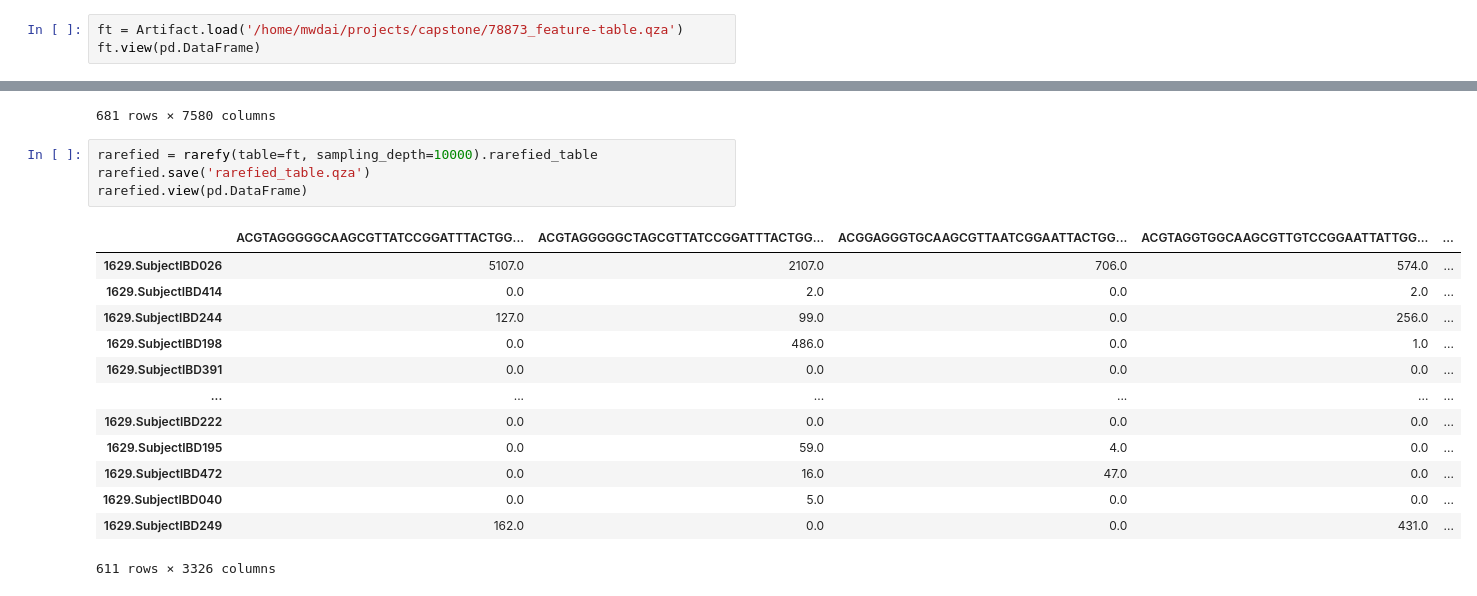
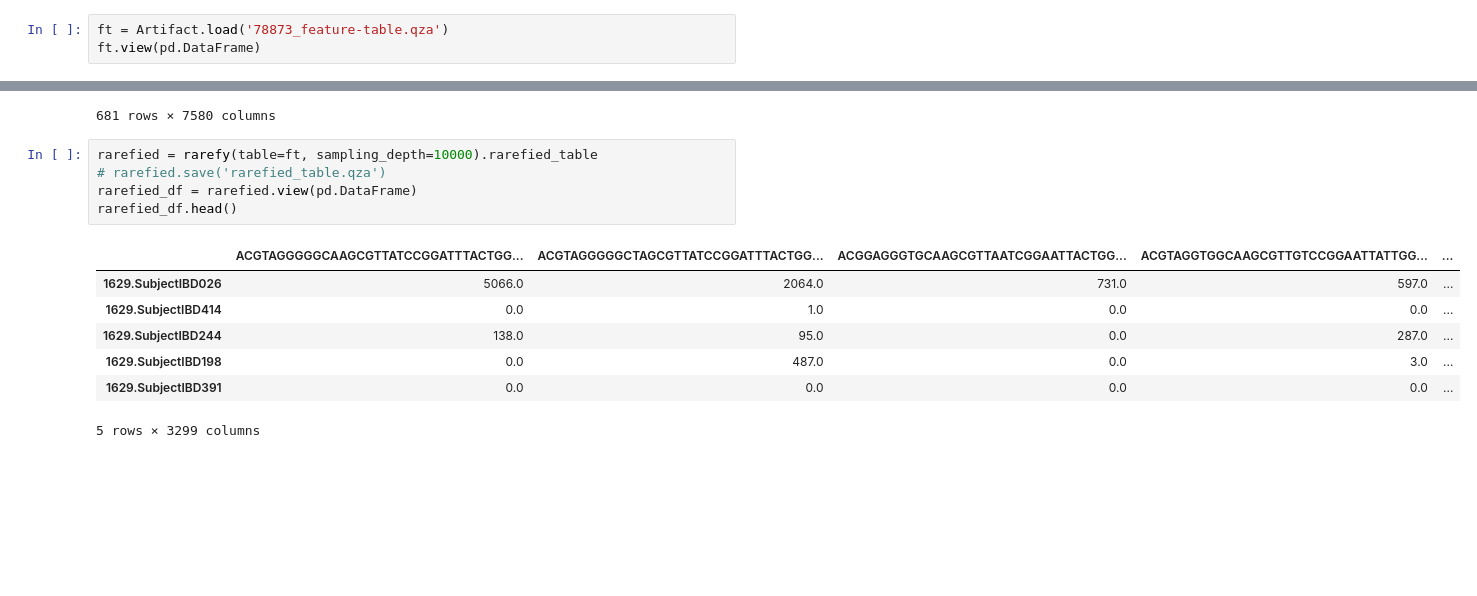
Before and after one commit to mwdai049/DSC180-Capstone, a Jupyter notebook: notebook.ipynb, the cells around one changed output, grey strips where cells are left out. Drawn from its saved outputs; the diff is of its cells as text; blank space fills up the shorter version.

```diff
--- a/notebook.ipynb
+++ b/notebook.ipynb
@@ -20,5 +51,5 @@ from qiime2.plugins.feature_table.methods import rarefy
 # %%
-ft = Artifact.load('/home/mwdai/projects/capstone/78873_feature-table.qza')
+ft = Artifact.load('78873_feature-table.qza')
 ft.view(pd.DataFrame)
 # %% [output]
 |  | ACGTAGGGGGCAAGCGTTATCCGGATTTACTGG... | ACGTAGGGGGCTAGCGTTATCCGGATTTACTGG... | ACGGAGGGTGCAAGCGTTAATCGGAATTACTGG... | ACGTAGGTGGCAAGCGTTGTCCGGAATTATTGG... | ... |
@@ -36,19 +67,14 @@ ft.view(pd.DataFrame)
 681 rows × 7580 columns
 # %%
 rarefied = rarefy(table=ft, sampling_depth=10000).rarefied_table
-rarefied.save('rarefied_table.qza')
-rarefied.view(pd.DataFrame)
+# rarefied.save('rarefied_table.qza')
+rarefied_df = rarefied.view(pd.DataFrame)
+rarefied_df.head()
 # %% [output]
 |  | ACGTAGGGGGCAAGCGTTATCCGGATTTACTGG... | ACGTAGGGGGCTAGCGTTATCCGGATTTACTGG... | ACGGAGGGTGCAAGCGTTAATCGGAATTACTGG... | ACGTAGGTGGCAAGCGTTGTCCGGAATTATTGG... | ... |
-| 1629.SubjectIBD026 | 5107.0 | 2107.0 | 706.0 | 574.0 | ... |
-| 1629.SubjectIBD414 | 0.0 | 2.0 | 0.0 | 2.0 | ... |
-| 1629.SubjectIBD244 | 127.0 | 99.0 | 0.0 | 256.0 | ... |
-| 1629.SubjectIBD198 | 0.0 | 486.0 | 0.0 | 1.0 | ... |
+| 1629.SubjectIBD026 | 5066.0 | 2064.0 | 731.0 | 597.0 | ... |
+| 1629.SubjectIBD414 | 0.0 | 1.0 | 0.0 | 0.0 | ... |
+| 1629.SubjectIBD244 | 138.0 | 95.0 | 0.0 | 287.0 | ... |
+| 1629.SubjectIBD198 | 0.0 | 487.0 | 0.0 | 3.0 | ... |
 | 1629.SubjectIBD391 | 0.0 | 0.0 | 0.0 | 0.0 | ... |
-| ... | ... | ... | ... | ... | ... |
-| 1629.SubjectIBD222 | 0.0 | 0.0 | 0.0 | 0.0 | ... |
-| 1629.SubjectIBD195 | 0.0 | 59.0 | 4.0 | 0.0 | ... |
-| 1629.SubjectIBD472 | 0.0 | 16.0 | 47.0 | 0.0 | ... |
-| 1629.SubjectIBD040 | 0.0 | 5.0 | 0.0 | 0.0 | ... |
-| 1629.SubjectIBD249 | 162.0 | 0.0 | 0.0 | 431.0 | ... |
-611 rows × 3326 columns
+5 rows × 3299 columns
```
Also changed, not shown: parts of 18 cells of this notebook, 3 other files.
